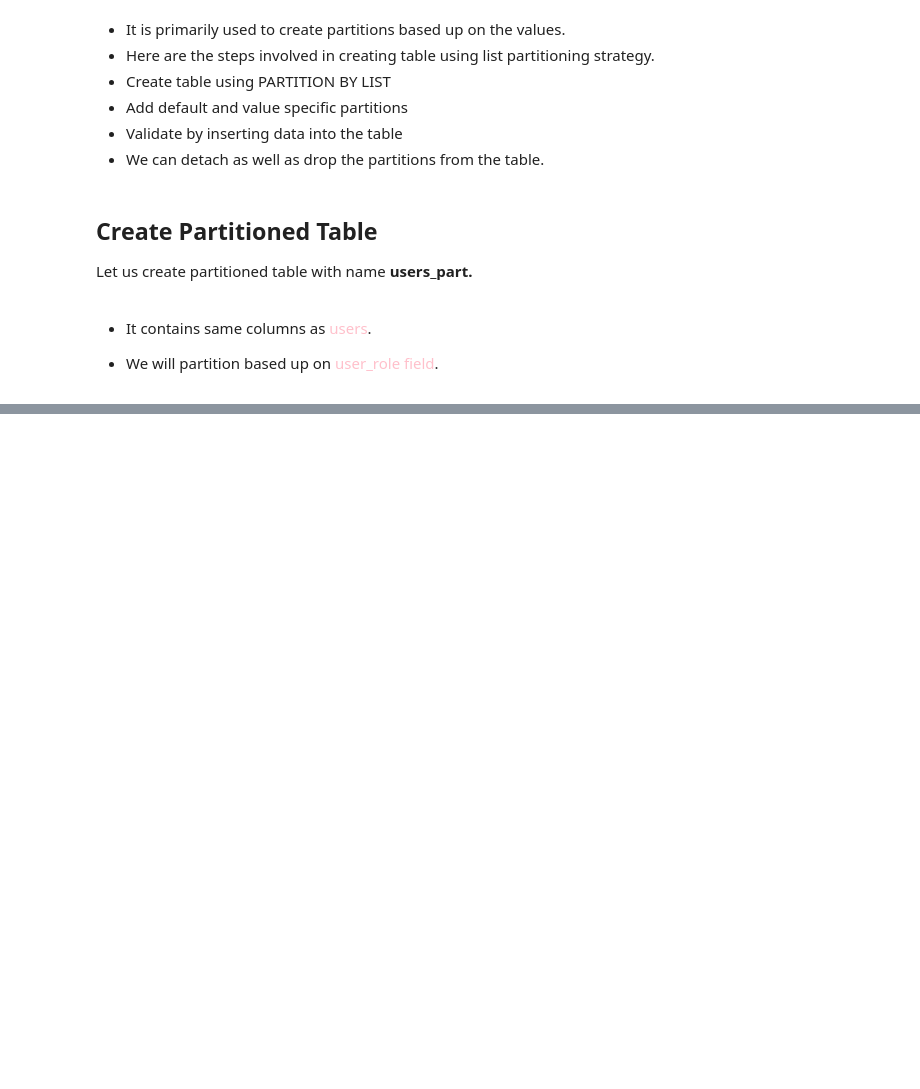
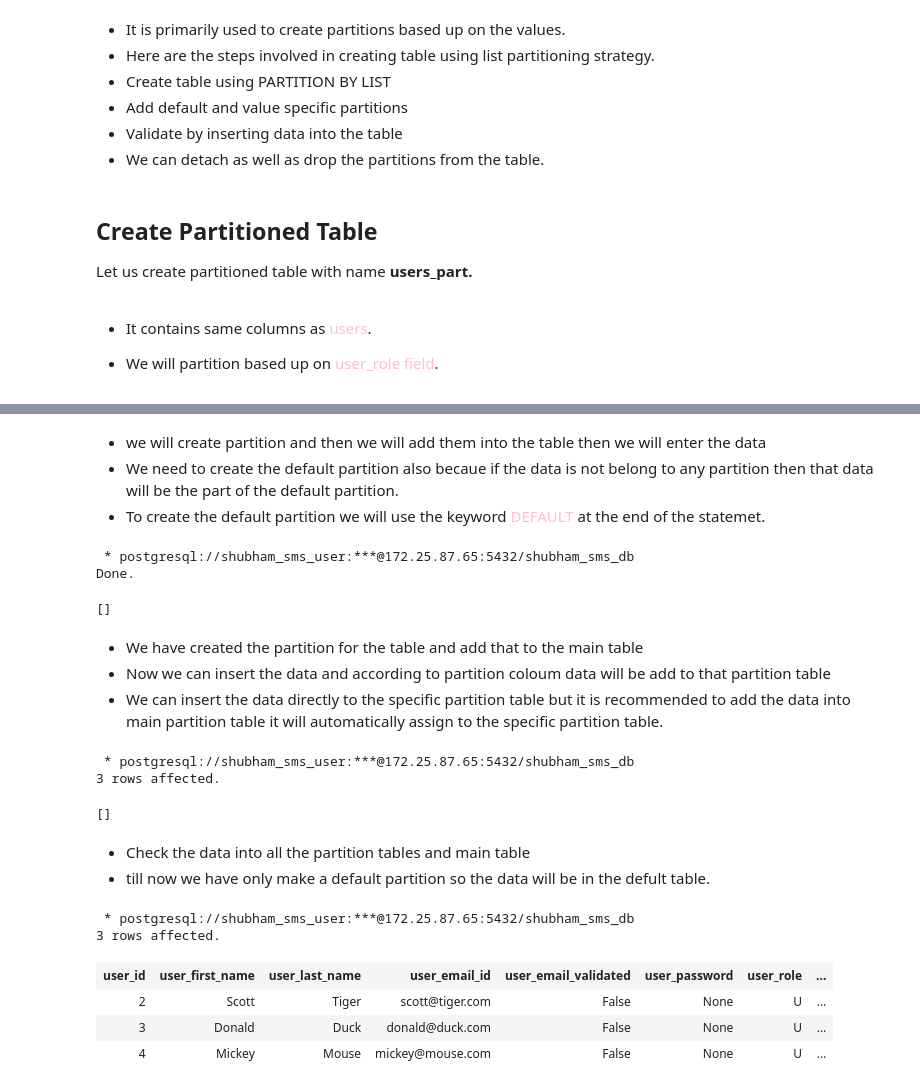
Before and after one commit to shubhammathur3110/Data-Engineering, a Jupyter notebook: material/01_SQL/Concepts/Partitioning.ipynb, the cells around one changed output, grey strips where cells are left out. Drawn from its saved outputs; the diff is of its cells as text; code cells hidden in the pictures; blank space fills up the shorter version.

```diff
--- a/material/01_SQL/Concepts/Partitioning.ipynb
+++ b/material/01_SQL/Concepts/Partitioning.ipynb
@@ -56,0 +136,43 @@ select * from shubham.orders limit 10
+# %% [markdown]
+- we will create partition and then we will add them into the table then we will enter the data
+- We need to create the default partition also becaue if the data is not belong to any partition then that data will be the part of the default partition.
+- To create the default partition we will use the keyword <font color = 'pink'>DEFAULT</font> at the end of the statemet.
+# %%
+%%sql
+
+create table shubham.users_part_default -- name of the partition table
+    partition of shubham.users_part default
+# %% [output]
+ * postgresql://shubham_sms_user:***@172.25.87.65:5432/shubham_sms_db
+Done.
+[]
+# %% [markdown]
+- We have created the partition for the table and add that to the main table
+- Now we can insert the data and according to partition coloum data will be add to that partition table
+- We can insert the data directly to the specific partition table but it is recommended to add the data into main partition table it will automatically assign to the specific partition table.
+# %%
+%%sql
+
+insert into shubham.users_part(user_first_name, user_last_name,user_email_id,user_role)
+    values
+        ('Scott','Tiger','scott@tiger.com','U'),
+        ('Donald', 'Duck','donald@duck.com','U'),
+        ('Mickey','Mouse','mickey@mouse.com','U')
+# %% [output]
+ * postgresql://shubham_sms_user:***@172.25.87.65:5432/shubham_sms_db
+3 rows affected.
+[]
+# %% [markdown]
+- Check the data into all the partition tables and main table
+- till now we have only make a default partition so the data will be in the defult table.
+# %%
+%%sql
+
+    select * from shubham.users_part
+# %% [output]
+ * postgresql://shubham_sms_user:***@172.25.87.65:5432/shubham_sms_db
+3 rows affected.
+| user_id | user_first_name | user_last_name | user_email_id | user_email_validated | user_password | user_role | ... |
+| 2 | Scott | Tiger | scott@tiger.com | False | None | U | ... |
+| 3 | Donald | Duck | donald@duck.com | False | None | U | ... |
+| 4 | Mickey | Mouse | mickey@mouse.com | False | None | U | ... |
```
Also changed, not shown: parts of 39 cells of this notebook.
